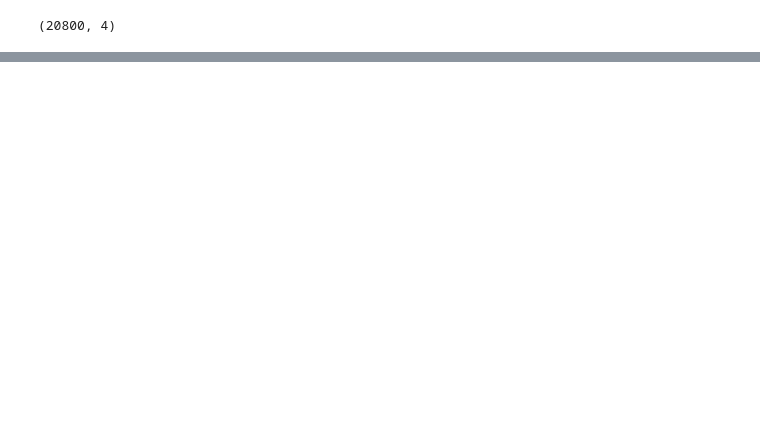
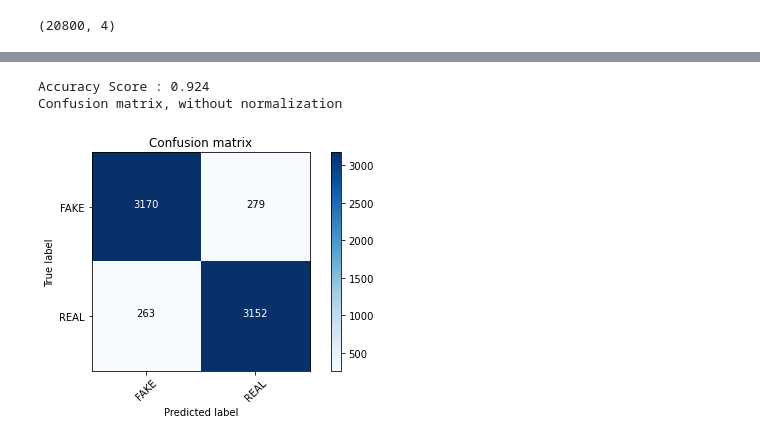
Before and after one commit to anshulsingh8101/Fake_news_classifier, a Jupyter notebook: fake_news_LSTM.ipynb, the cells around one changed output, grey strips where cells are left out. Saved outputs shown, nothing was run; the diff lists cells and outputs as text; code cells hidden in the pictures; blank space fills up the shorter version.

```diff
--- a/fake_news_LSTM.ipynb
+++ b/fake_news_LSTM.ipynb
@@ -425,0 +357,14 @@ Submission CSV is ready!
+# %%
+from sklearn.linear_model import PassiveAggressiveClassifier
+
+model_pac = PassiveAggressiveClassifier()
+model_pac.fit(X_train,y_train)
+y_pred_pac = model_pac.predict(X_test)
+
+acc_pac = accuracy_score(y_test, y_pred_pac)
+acc_pac = np.round(acc_pac, 3)
+print("Accuracy Score : {}".format(acc_pac))
+
+
+cm_pac = confusion_matrix(y_test, y_pred_pac)
+plot_confusion_matrix(cm_pac, classes=['FAKE', 'REAL'])
@@ -425,0 +442,5 @@ Submission CSV is ready!
+# %%
+from sklearn.feature_extraction.text import TfidfVectorizer
+
+model_tfidf = TfidfVectorizer(ngram_range = (1,3), max_features= 5000)
+final_X = model_tfidf.fit_transform(corpus).toarray()
@@ -425,0 +479,4 @@ Submission CSV is ready!
+# %%
+from sklearn.model_selection import train_test_split
+
+X_train, X_test, y_train, y_test = train_test_split(final_X, y, test_size=0.33,random_state = 42)
@@ -425,0 +494,16 @@ Submission CSV is ready!
+# %%
+model_pac_text = PassiveAggressiveClassifier()
+model_pac_text.fit(X_train,y_train)
+y_pred_pac_text = model_pac_text.predict(X_test)
+
+acc_pac_text = accuracy_score(y_test, y_pred_pac_text)
+acc_pac_text = np.round(acc_pac, 3)
+print("Accuracy Score : {}".format(acc_pac_text))
+
+
+cm_pac_text = confusion_matrix(y_test, y_pred_pac_text)
+plot_confusion_matrix(cm_pac_text, classes=['FAKE', 'REAL'])
+# %% [output]
+Accuracy Score : 0.924
+Confusion matrix, without normalization
+[figure, added]
```
Also changed, not shown: parts of 115 cells of this notebook.
